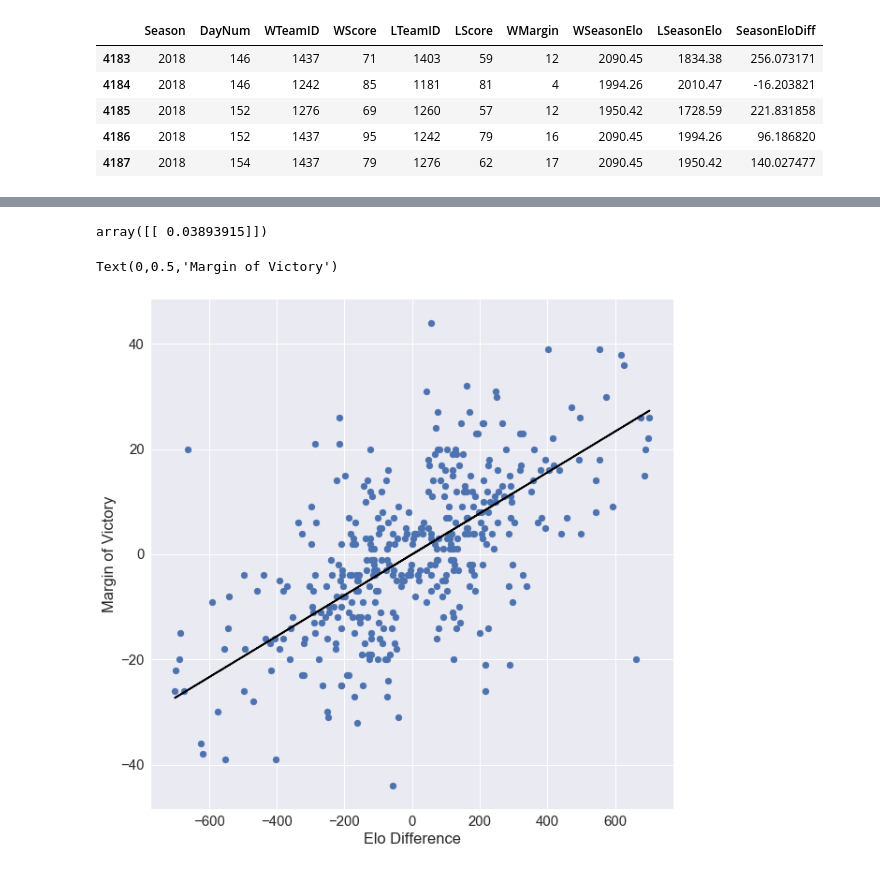
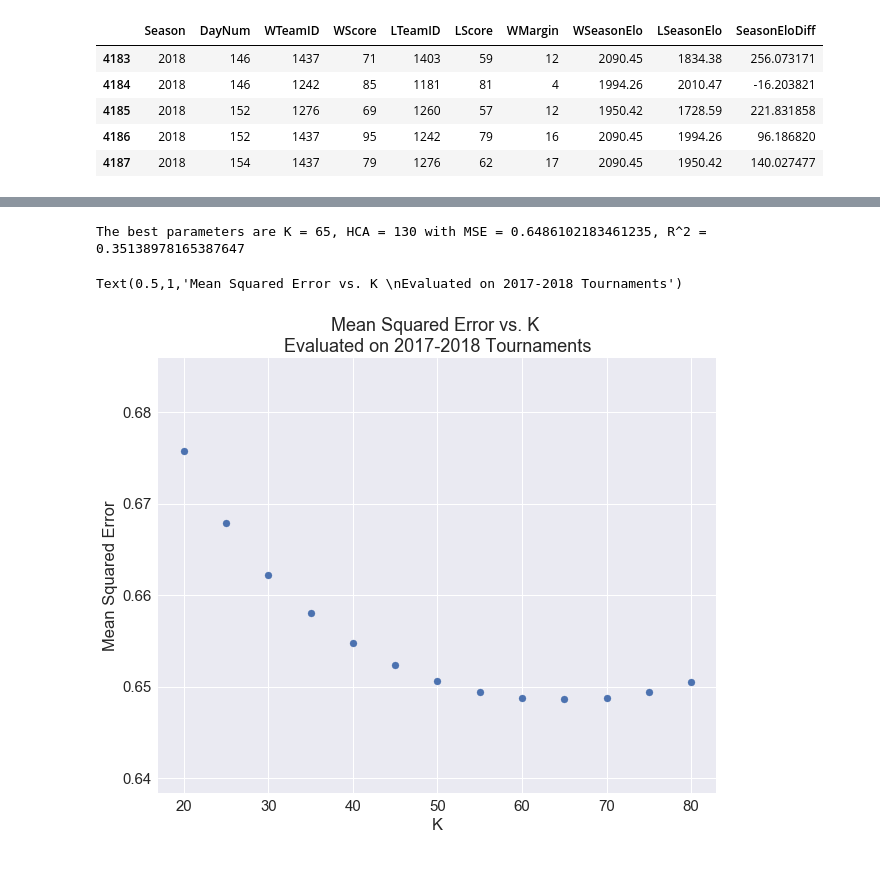
Before and after one commit to victoreram/Springboard-Data-Science, a Jupyter notebook: NCAABBPrediction/EloTuning.ipynb, the cells around one changed output, grey strips where cells are left out. Cells and saved outputs as stored; diff of their text form; code cells hidden in the pictures.

Commit message:
Tuned elo parameters

```diff
--- a/NCAABBPrediction/EloTuning.ipynb
+++ b/NCAABBPrediction/EloTuning.ipynb
@@ -262,14 +204,48 @@ print(r)
-# %%
-lr.coef_
-# %% [output]
-array([[ 0.03893915]])
+# %%
+### IMPORTANT: THIS CELL IS RESPONSIBLE FOR THE OUTPUT OF DIFFERENT ELO RATINGS.
+### BECAUSE IT'S COMPUTATIONALLY EXPENSIVE TO RUN THIS CELL, IT'S ONLY RUN ONCE
+### THE OUTPUT AND RESULTS IS IN "scores.npy"
+
+Ks = np.arange(20, 81, 5)
+HCAs = np.arange(100, 151, 10)
+# scores, coefs = elo_tune(rs_c, tourney_cr, Ks, HCAs, season_cutoff=2017)
+# np.save(elo_out_dir+"scores.npy",arr=np.array(scores))
+# %%
+### Compile metric scores, find parameters with the best scores
+scores_arr = np.load(elo_out_dir+"scores.npy")
+scores_dict = dict()
+for arr in scores_arr:
+    param, score = arr
+    score = list(score)
+    param = tuple(param.astype(int))
+
+    scores_dict[param] = score
+# %%
+best_params = min(scores_dict, key=scores_dict.get)
+print("The best parameters are K = {}, HCA = {} with MSE = {}, R^2 = {}".format(*best_params, *scores_dict[best_params]))
+# %% [output]
+The best parameters are K = 65, HCA = 130 with MSE = 0.6486102183461235, R^2 = 0.35138978165387647
+# %%
+#mean_squared_errors = []
+# from collections import Counter
+# items = Counter(val[2] for val in dic.values())
+mse_dict = dict()
+for key,val in scores_dict.items():
+    K, HCA = key
+    mse, r2 = val
+    if K in mse_dict.keys():
+        mse_dict[K].append(mse)
+    else:
+        mse_dict[K] = [mse]
+
+best_mse_per_k = [min(mse_dict[k]) for k in sorted(mse_dict)]
 # %%
 sns.set(font_scale=1.5)
-plt.figure(figsize=(10,10))
-plt.scatter(X_test, y_true)
-plt.plot(X_test, y_pred, color='black')
-plt.xlabel("Elo Difference")
-plt.ylabel("Margin of Victory")
+plt.figure(figsize=(10,8))
+plt.scatter(Ks, best_mse_per_k)
+plt.xlabel('K')
+plt.ylabel('Mean Squared Error')
+plt.title('Mean Squared Error vs. K \nEvaluated on 2017-2018 Tournaments')
 # %% [output]
-Text(0,0.5,'Margin of Victory')
+Text(0.5,1,'Mean Squared Error vs. K \nEvaluated on 2017-2018 Tournaments')
-[figure, old version]
+[figure, new version]
```
Also changed, not shown: parts of 27 cells of this notebook, 3 other files.
